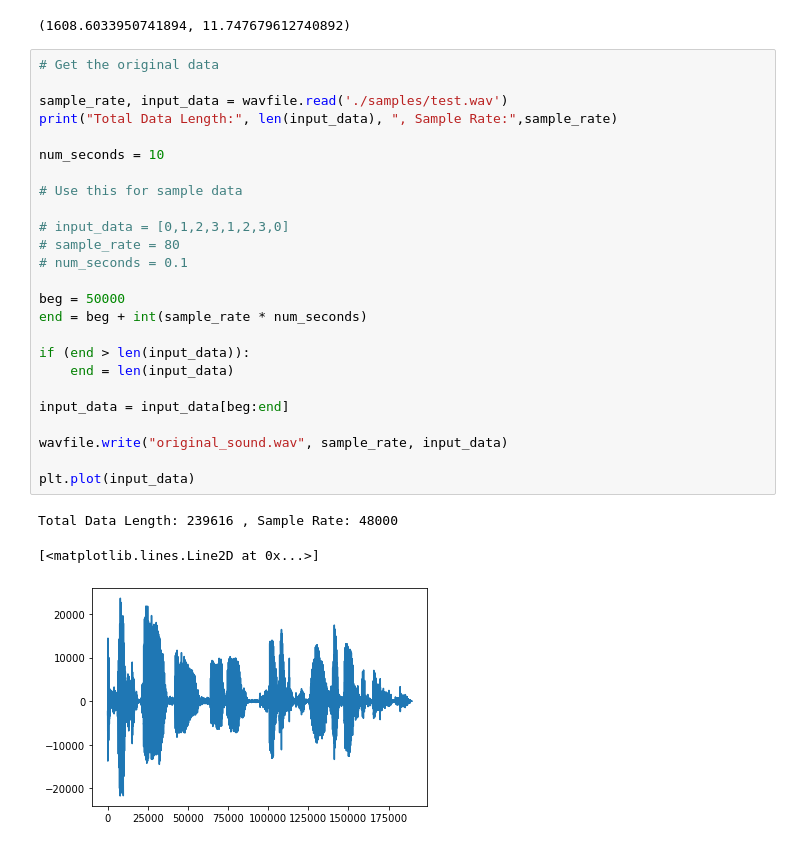
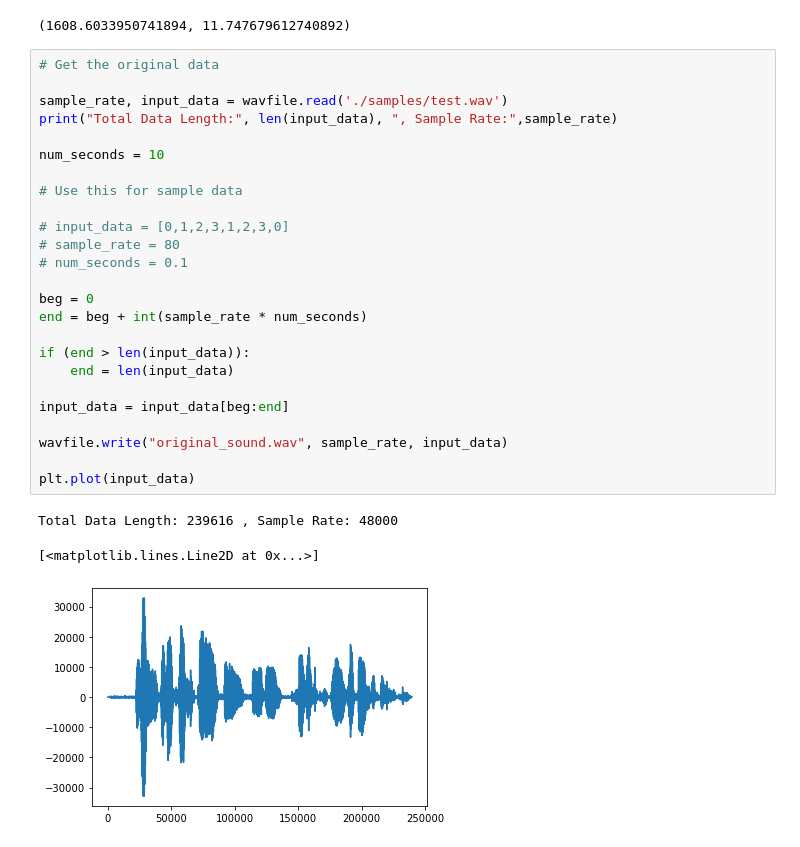
Before and after one commit to phultquist/qbox, a Jupyter notebook: index.ipynb, the cells around one changed output. Cells and saved outputs as stored; diff of their text form.

```diff
--- a/index.ipynb
+++ b/index.ipynb
@@ -31,29 +32,29 @@ ks, kf
 # %%
 # Get the original data
 
 sample_rate, input_data = wavfile.read('./samples/test.wav')
 print("Total Data Length:", len(input_data), ", Sample Rate:",sample_rate)
 
 num_seconds = 10
 
 # Use this for sample data
 
 # input_data = [0,1,2,3,1,2,3,0]
 # sample_rate = 80
 # num_seconds = 0.1
 
-beg = 50000
+beg = 0
 end = beg + int(sample_rate * num_seconds)
 
 if (end > len(input_data)):
     end = len(input_data)
 
 input_data = input_data[beg:end]
 
 wavfile.write("original_sound.wav", sample_rate, input_data)
 
 plt.plot(input_data)
 # %% [output]
 Total Data Length: 239616 , Sample Rate: 48000
 [<matplotlib.lines.Line2D at 0x...>]
-[figure, old version]
+[figure, new version]
```
Also changed, not shown: parts of 14 cells of this notebook, 8 other files.
